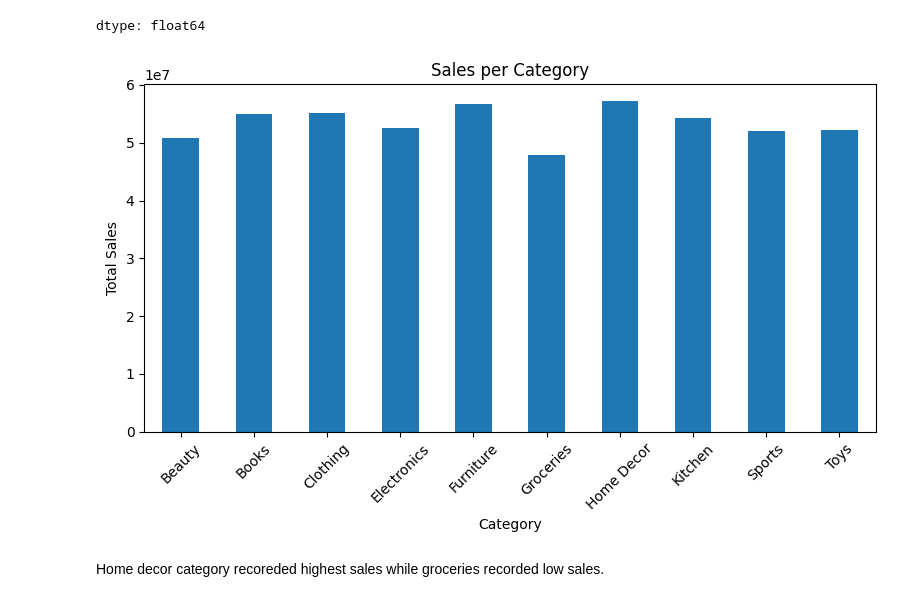
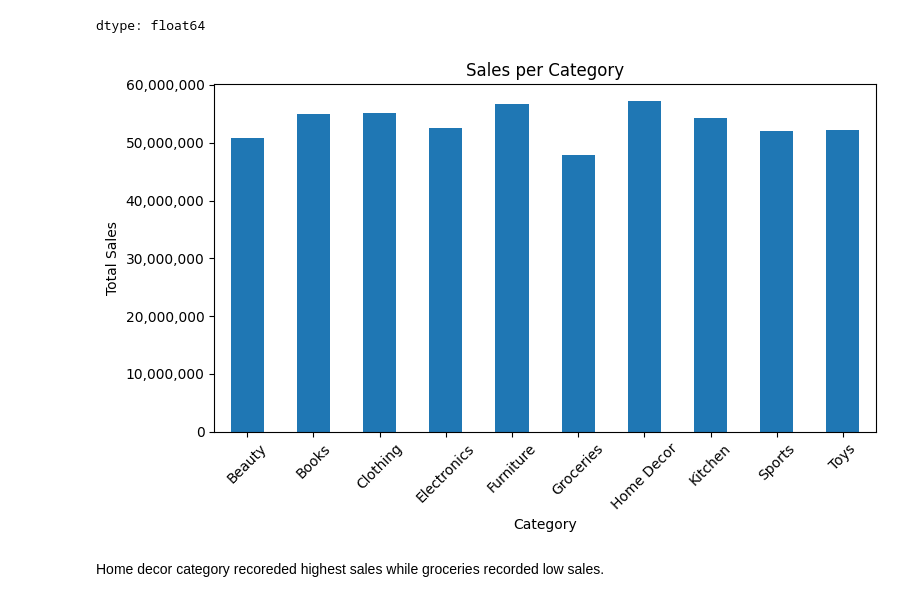
Before and after one commit to raphaelayerteyfloku1-bot/retail-sales-data-analysis, a Jupyter notebook: notebook.ipynb, the cells around one changed output. Cells and saved outputs as stored; diff of their text form; code cells hidden in the pictures.

```diff
--- a/notebook.ipynb
+++ b/notebook.ipynb
@@ -116,16 +116,18 @@ dtype: float64
 # %%
 #Visualization of category sales
 category_sales = df.groupby('Category')['Sales'].sum()
 plt.figure(figsize=(8,5))
 category_sales.plot(kind='bar')
 plt.title('Sales per Category')
 plt.xlabel('Category')
 plt.ylabel('Total Sales')
 plt.xticks(rotation=45)
+plt.gca().yaxis.set_major_formatter(
+    FuncFormatter(lambda x, _: f'{x:,.0f}'))
 plt.tight_layout()
 plt.show()
 # %% [output]
-[figure, old version]
+[figure, new version]
 # %% [markdown]
 
 
```
Also changed, not shown: parts of 6 cells of this notebook.
